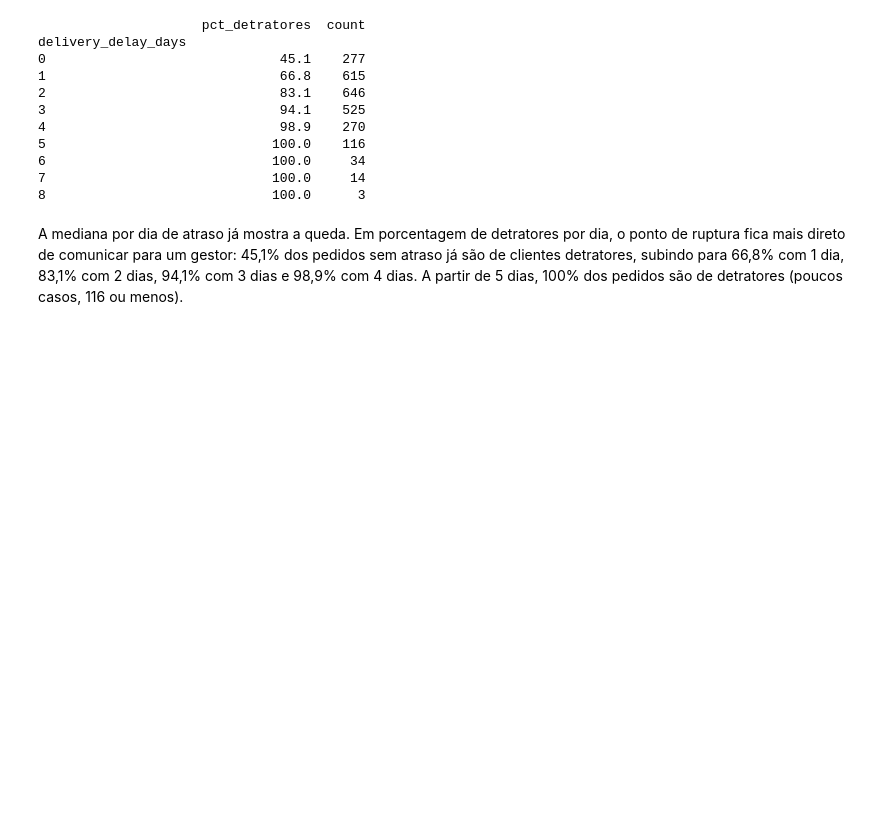
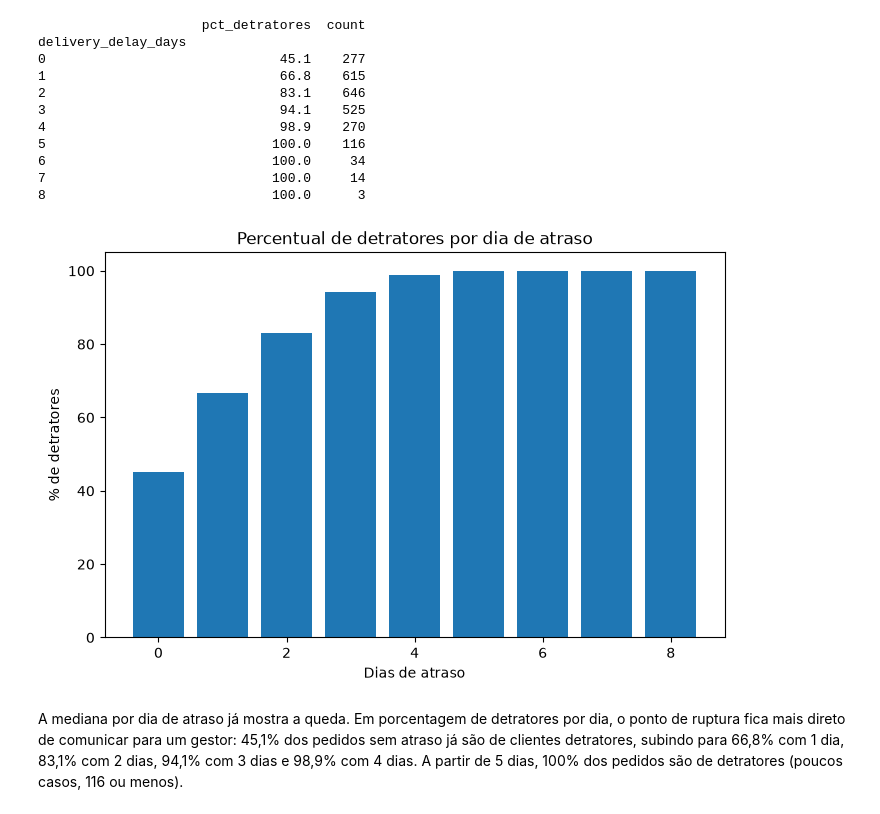
Before and after one commit to micaellamannrich/tech-challenge-fase1-nps, a Jupyter notebook: notebooks/01_exploracao_dados.ipynb, the cells around one changed output. Drawn from its saved outputs; the diff is of its cells as text; code cells hidden in the pictures; blank space fills up the shorter version.

```diff
--- a/notebooks/01_exploracao_dados.ipynb
+++ b/notebooks/01_exploracao_dados.ipynb
@@ -741,6 +743,17 @@ delivery_delay_days
 6                             100.0     34
 7                             100.0     14
 8                             100.0      3
+# %%
+plt.figure(figsize=(8, 5))
+plt.bar(tabela_detratores.index, tabela_detratores['pct_detratores'])
+plt.title('Percentual de detratores por dia de atraso')
+plt.xlabel('Dias de atraso')
+plt.ylabel('% de detratores')
+plt.ylim(0, 105)
+plt.savefig('../reports/figures/pct_detratores_por_atraso.png', dpi=150, bbox_inches='tight')
+plt.show()
+# %% [output]
+[figure, added]
 # %% [markdown]
 A mediana por dia de atraso já mostra a queda. Em porcentagem de detratores por dia, o ponto de ruptura fica mais direto de comunicar para um gestor: 45,1% dos pedidos sem atraso já são de clientes detratores, subindo para 66,8% com 1 dia, 83,1% com 2 dias, 94,1% com 3 dias e 98,9% com 4 dias. A partir de 5 dias, 100% dos pedidos são de detratores (poucos casos, 116 ou menos).
 # %% [markdown]
```
Also changed, not shown: parts of 2 cells of this notebook, 7 other files.
